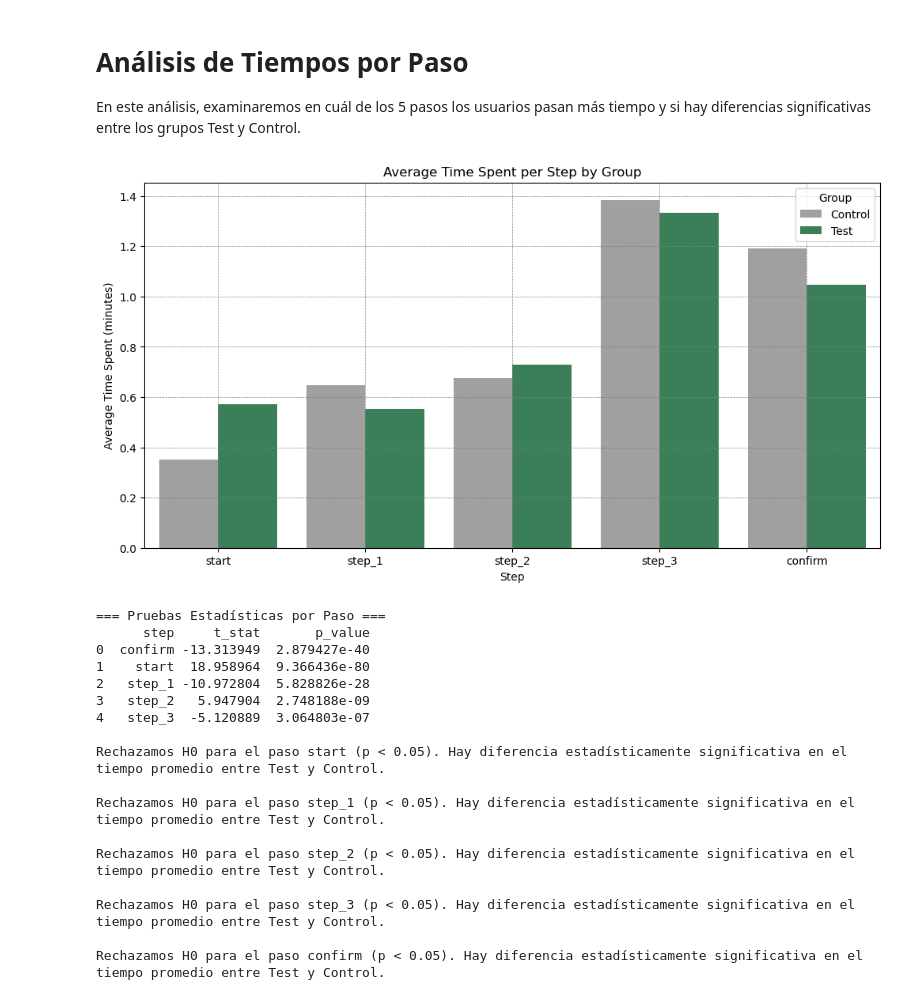
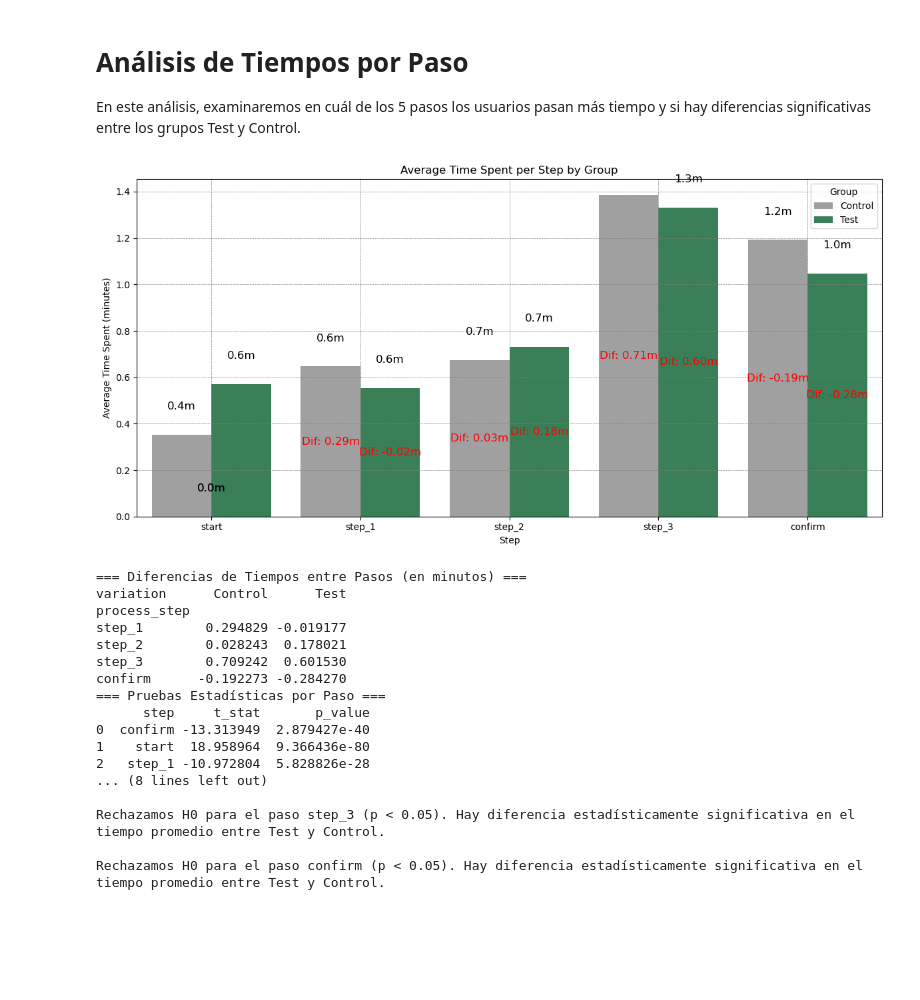
Before and after one commit to jesuserro/eda-testing-vanguard, a Jupyter notebook: src/kpi/1_4_CR_steps_analysis.ipynb, the cells around one changed output. Cells and saved outputs as stored; diff of their text form; code cells hidden in the pictures; blank space fills up the shorter version.

```diff
--- a/src/kpi/1_4_CR_steps_analysis.ipynb
+++ b/src/kpi/1_4_CR_steps_analysis.ipynb
@@ -79,51 +79,79 @@ plt.ylabel('Average Time Spent (minutes)')
 plt.legend(title='Group')
 plt.grid(True, which='both', linestyle='--', linewidth=0.5, color='gray')
 
-# Guardar la imagen en un archivo JPG
+# Anotar el tiempo promedio sobre cada barra
+for rect in plt.gca().patches:
+    height = rect.get_height()
+    if not np.isnan(height):
+        x = rect.get_x() + rect.get_width() / 2
+        y = rect.get_y() + height + 0.1  # justo encima de la barra
+        plt.gca().annotate(f"{height:.1f}m", (x, y), ha="center", va="bottom", fontsize=12, color="black")
+
+# Calcular la diferencia de tiempos entre pasos
+time_diff_df = avg_time_per_step.pivot(index='process_step', columns='variation', values='time_spent').diff().dropna()
+
+# Anotar las diferencias de tiempos entre pasos
+offsets = {"Test": 0, "Control": 0}  # Ajusta estos valores según convenga
+for container, variation in zip(plt.gca().containers, avg_time_per_step['variation'].unique()):
+    for i, rect in enumerate(container):
+        if i == 0:
+            continue  # No hay diferencia para el primer paso
+        time_diff = time_diff_df.loc[avg_time_per_step['process_step'].cat.categories[i], variation]
+        if pd.notna(time_diff):
+            x = rect.get_x() + rect.get_width() / 2
+            y = rect.get_y() + rect.get_height() / 2 + offsets.get(variation, 0)
+            plt.gca().annotate(f"Dif: {time_diff:.2f}m", (x, y), ha="center", va="center", fontsize=12, color="red")
+
+plt.xticks(rotation=0)
+plt.tight_layout()
 plt.savefig("../../img/cr_time_per_step.jpg", dpi=300, bbox_inches='tight')
 plt.show()
+
+# Print the time differences data
+print("\n=== Diferencias de Tiempos entre Pasos (en minutos) ===")
+print(time_diff_df)
 
 # --------------------------------------------------
 # PASO 10: Realizar pruebas estadísticas para cada paso
 # --------------------------------------------------
 results = []
 for step in step_data['process_step'].unique():
     test_times = step_data[(step_data['process_step'] == step) & (step_data['variation'] == 'Test')]['time_spent']
     control_times = step_data[(step_data['process_step'] == step) & (step_data['variation'] == 'Control')]['time_spent']
     t_stat, p_value = stats.ttest_ind(test_times, control_times)
     results.append({'step': step, 't_stat': t_stat, 'p_value': p_value})
 
 # Convertir los resultados a un DataFrame
 results_df = pd.DataFrame(results)
 
 # Mostrar los resultados
 print("=== Pruebas Estadísticas por Paso ===")
 print(results_df)
 
 # --------------------------------------------------
 # PASO 11: Conclusión
 # --------------------------------------------------
 for step in order:
     row = results_df[results_df['step'] == step].iloc[0]
     if row['p_value'] < 0.05:
         print(f"\nRechazamos H0 para el paso {row['step']} (p < 0.05). Hay diferencia estadísticamente significativa en el tiempo promedio entre Test y Control.")
     else:
         print(f"\nNo podemos rechazar H0 para el paso {row['step']} (p >= 0.05). No hay diferencia estadísticamente significativa en el tiempo promedio entre Test y Control.")
 # %% [output]
-[figure, old version]
+[figure, new version]
+=== Diferencias de Tiempos entre Pasos (en minutos) ===
+variation      Control      Test
+process_step
+step_1        0.294829 -0.019177
+step_2        0.028243  0.178021
+step_3        0.709242  0.601530
+confirm      -0.192273 -0.284270
 === Pruebas Estadísticas por Paso ===
       step     t_stat       p_value
 0  confirm -13.313949  2.879427e-40
 1    start  18.958964  9.366436e-80
 2   step_1 -10.972804  5.828826e-28
-3   step_2   5.947904  2.748188e-09
-4   step_3  -5.120889  3.064803e-07
-
-Rechazamos H0 para el paso start (p < 0.05). Hay diferencia estadísticamente significativa en el tiempo promedio entre Test y Control.
-
-Rechazamos H0 para el paso step_1 (p < 0.05). Hay diferencia estadísticamente significativa en el tiempo promedio entre Test y Control.
-
-Rechazamos H0 para el paso step_2 (p < 0.05). Hay diferencia estadísticamente significativa en el tiempo promedio entre Test y Control.
+... (8 lines left out)
 
 Rechazamos H0 para el paso step_3 (p < 0.05). Hay diferencia estadísticamente significativa en el tiempo promedio entre Test y Control.
 
```
Also changed, not shown: 1 other file.
